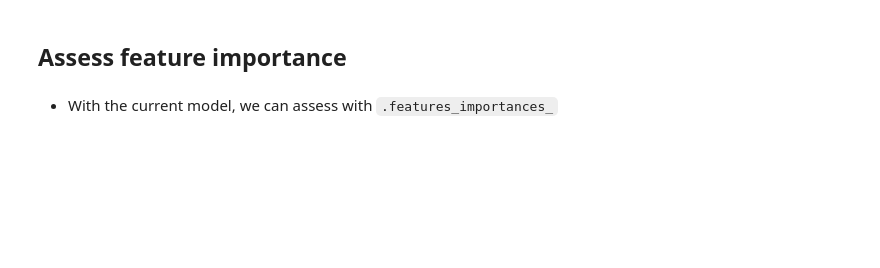
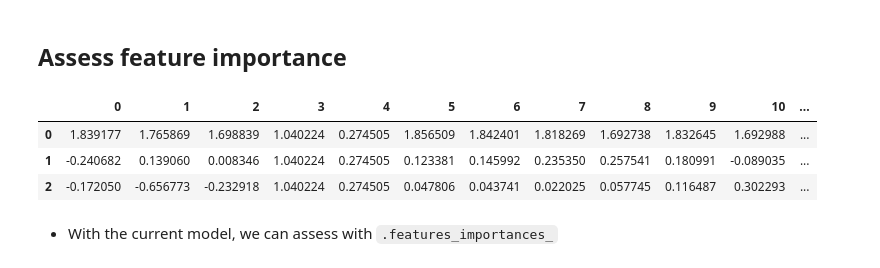
Before and after one commit to johnrearden/pa-data-driven-design, a Jupyter notebook: jupyter_notebooks/6_modeling_and_evaluation-classification_predict_multi_engine.ipynb, the cells around one changed output. Cells and saved outputs as stored; diff of their text form; code cells hidden in the pictures; blank space fills up the shorter version.

```diff
--- a/jupyter_notebooks/6_modeling_and_evaluation-classification_predict_multi_engine.ipynb
+++ b/jupyter_notebooks/6_modeling_and_evaluation-classification_predict_multi_engine.ipynb
@@ -122,17 +133,10 @@ def PipelineDataCleaningAndFeatureEngineering():
                              'Hmax', 'Hmax (One)', 'ROC', 'ROC (One)',
                              'Vlo', 'Slo', 'Vl', 'Sl']
 
-    # yeo_johnson transforms X to Numpy array in the step above so we need to convert it back to a
-    # pandas data frame before we send it to OrdinalCategoricalEncoder that requires a pandas df
-    df = pd.DataFrame(X)
-
     pipeline_base = Pipeline([
         ("OrdinalCategoricalEncoder", OrdinalEncoder(variables=ordinal_variables)),
 
         ("YeoJohnsonTransformer", PowerTransformer(method='yeo-johnson')),
-
-        ("SmartCorrelatedSelection", SmartCorrelatedSelection(variables=None,
-         method="spearman", threshold=0.6, selection_method="variance")),
     ])
 
     return pipeline_base
@@ -439,3 +839,12 @@ X_train.head(3)
+# %%
+# Convert X_train (which is a numpy array) to a DataFrame
+X_train = pd.DataFrame(X_train)
+X_train.head(3)
+# %% [output]
+|  | 0 | 1 | 2 | 3 | 4 | 5 | 6 | 7 | 8 | 9 | 10 | ... |
+| 0 | 1.839177 | 1.765869 | 1.698839 | 1.040224 | 0.274505 | 1.856509 | 1.842401 | 1.818269 | 1.692738 | 1.832645 | 1.692988 | ... |
+| 1 | -0.240682 | 0.139060 | 0.008346 | 1.040224 | 0.274505 | 0.123381 | 0.145992 | 0.235350 | 0.257541 | 0.180991 | -0.089035 | ... |
+| 2 | -0.172050 | -0.656773 | -0.232918 | 1.040224 | 0.274505 | 0.047806 | 0.043741 | 0.022025 | 0.057745 | 0.116487 | 0.302293 | ... |
 # %% [markdown]
 * With the current model, we can assess with `.features_importances_`
 # %%
```
Also changed, not shown: parts of 65 cells of this notebook.
